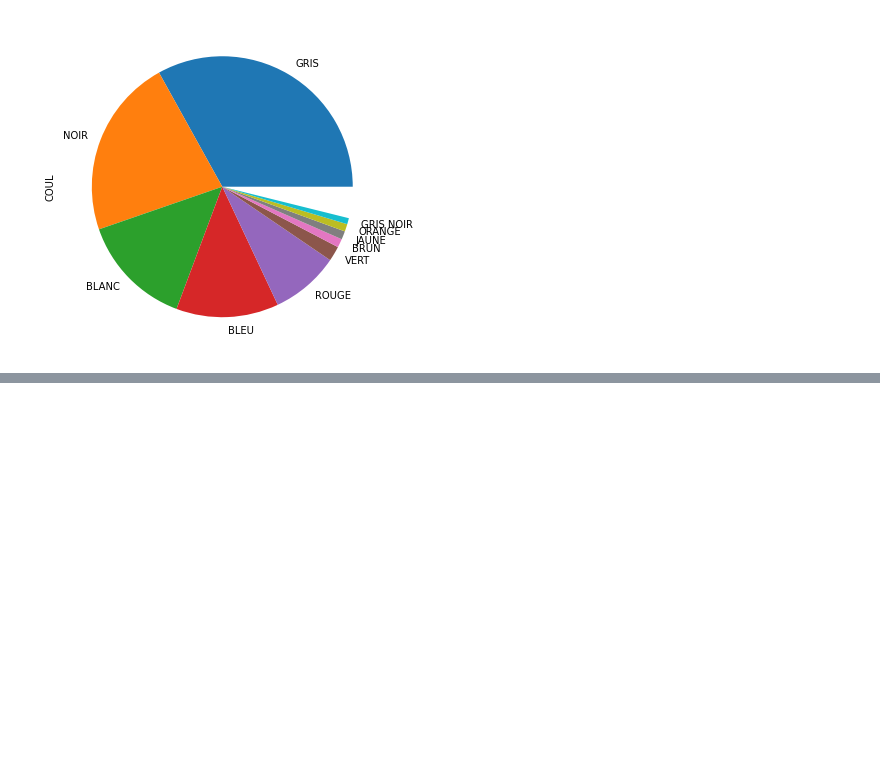
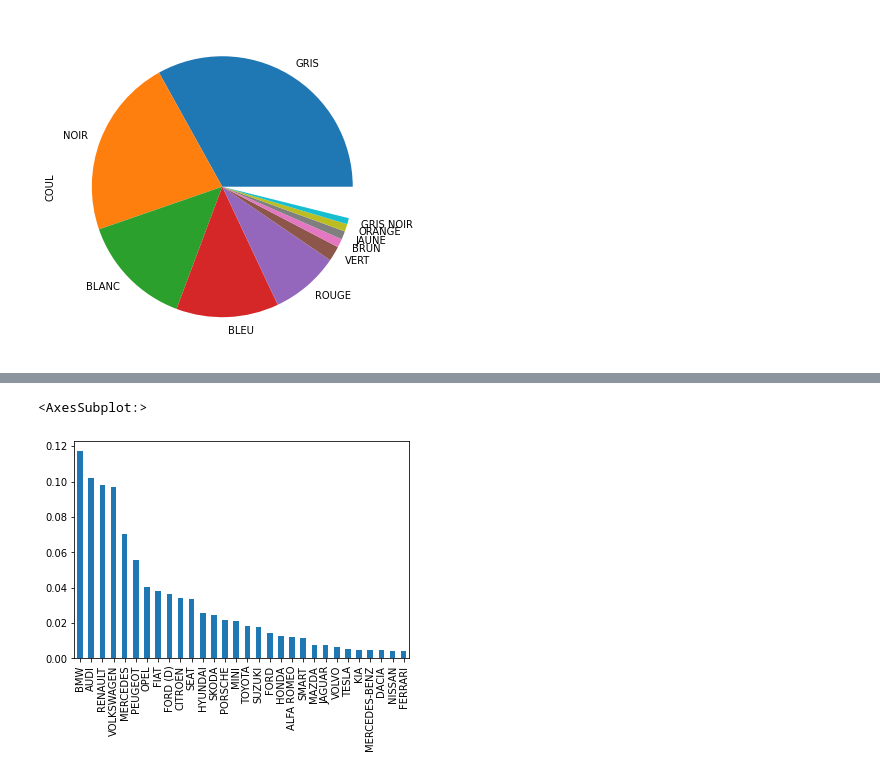
Before and after one commit to AlainVagner/odAnalysisExampleSNCA, a Jupyter notebook: operation_delta_analysis.ipynb, the cells around one changed output, grey strips where cells are left out. Drawn from its saved outputs; the diff is of its cells as text; code cells hidden in the pictures; blank space fills up the shorter version.

```diff
--- a/operation_delta_analysis.ipynb
+++ b/operation_delta_analysis.ipynb
@@ -84,0 +72,6 @@ coul.plot.pie(figsize=(6, 6),colors=['grey', 'black', 'white', 'blue', 'red', 'g
+# %%
+brand = cars['LIBMRQ'].value_counts(normalize=True).head(30)
+brand.plot.bar()
+# %% [output]
+<AxesSubplot:>
+[figure, added]
```
Also changed, not shown: parts of 4 cells of this notebook.
